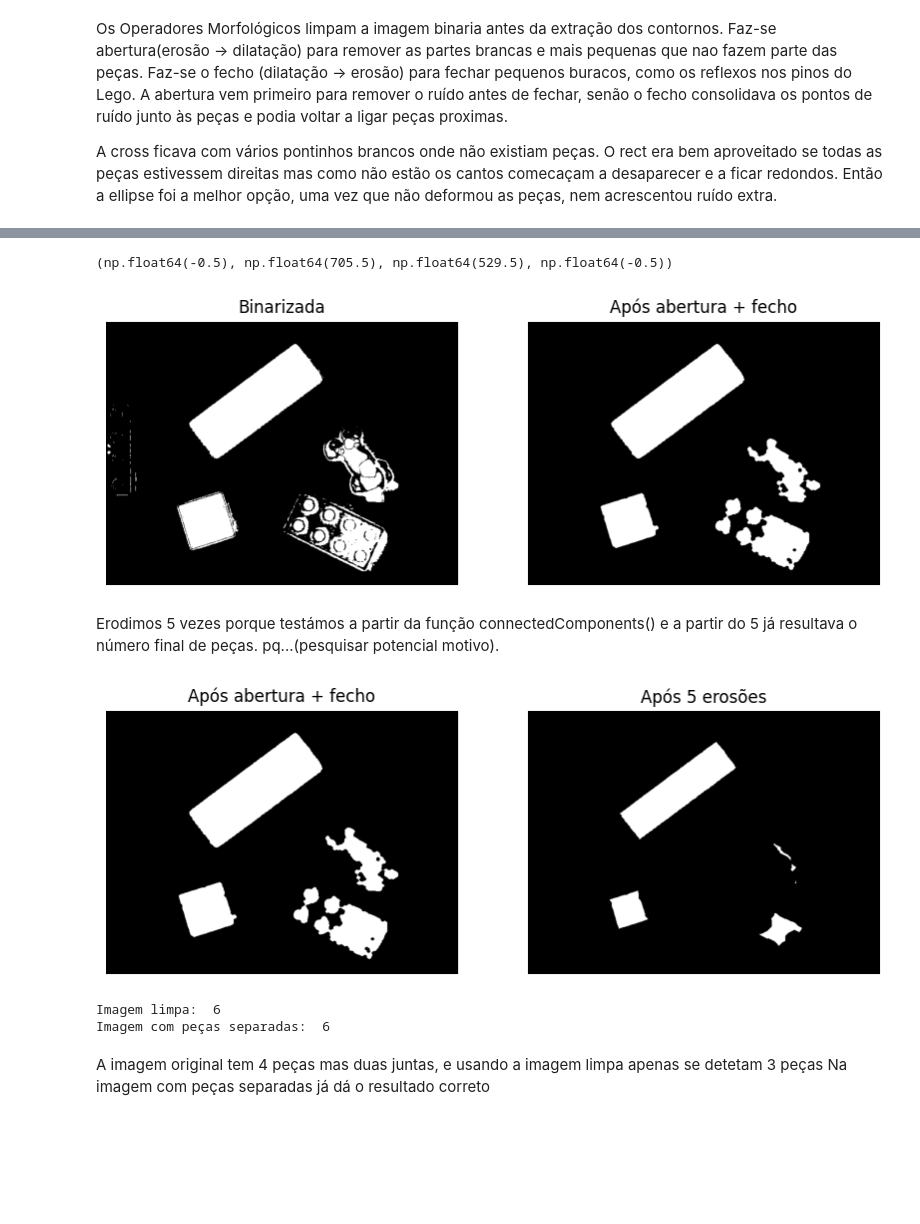
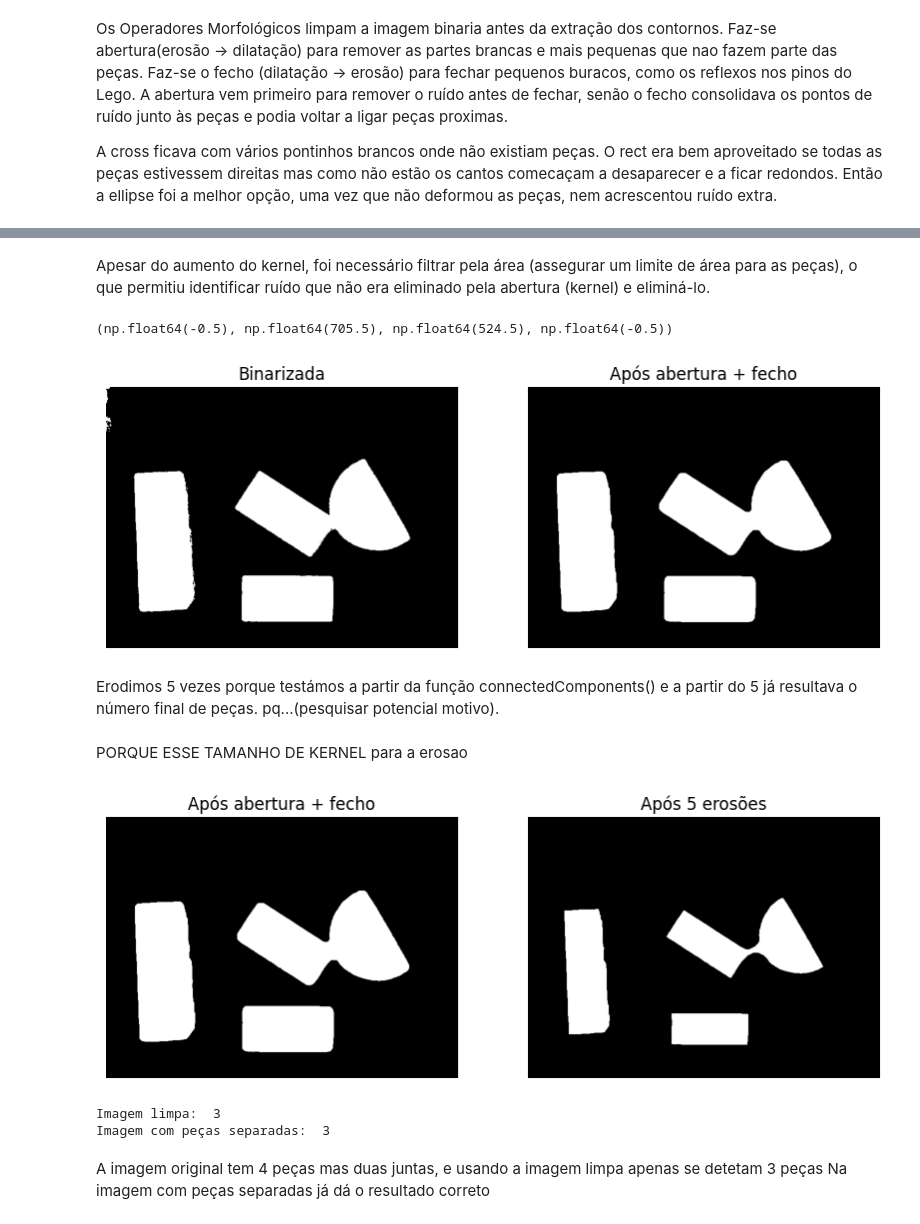
Before and after one commit to beatizisjesus-ctrl/PIV_TP1, a Jupyter notebook: PIV_TP1.ipynb, the cells around one changed output, grey strips where cells are left out. Cells and saved outputs as stored; diff of their text form; code cells hidden in the pictures; blank space fills up the shorter version.

```diff
--- a/PIV_TP1.ipynb
+++ b/PIV_TP1.ipynb
@@ -10,9 +10,9 @@ numTreino = [1, 2, 4, 9, 10, 11, 13, 22, 23, 25]
 teste = [cv2.imread(f"treino/lego{n}.jpg") for n in numTeste]
 treino = [cv2.imread(f"treino/lego0{n}.jpg" if n < 10 else f"treino/lego{n}.jpg") for n in numTreino]
 
-imagens = teste
+imagens = treino
 
-i = 3 # Imagem a treinar/testar
+i = 6 # Imagem a treinar/testar
 # %% [markdown]
 
 Em tons de cinzento, o fundo azul e algumas peças (vermelha, verde, laranja...) ficam com brilho parecido, e nenhum limiar, fixo ou Otsu, as consegue separar. O problema não é o valor do limiar, é que o brilho não distingue fundo de peças. A solução é segmentar pela cor. Ou seja, em ves de ler a imagem em tons de cinzento, esta sera lida com as cores originais e usa-se o fundo azul como referência.
@@ -145,38 +162,76 @@ A cross ficava com vários pontinhos brancos onde não existiam peças. O rect e
+# %% [markdown]
+Apesar do aumento do kernel, foi necessário filtrar pela área (assegurar um limite de área para as peças), o que permitiu identificar ruído que não era eliminado pela abertura (kernel) e eliminá-lo.
 # %%
 # Operadores Morfológicos
 
-kernel = cv2.getStructuringElement(cv2.MORPH_ELLIPSE, (7,7)) # elemento estruturante
+kernel_a = cv2.getStructuringElement(cv2.MORPH_ELLIPSE, (22,22)) # elemento estruturante gda abertura
+kernel_f= cv2.getStructuringElement(cv2.MORPH_ELLIPSE, (15, 15)) # do fecho
+
 
 # O fecho é melhor
 
 # A função limpar aplica abertura seguida de fecho a uma imagem binária
 # Problema: não separam peças muito próximas
 def limpar(bin_):
-    abertura = cv2.morphologyEx(bin_, cv2.MORPH_OPEN, kernel)    # abertura
-    fecho = cv2.morphologyEx(abertura, cv2.MORPH_CLOSE, kernel)   # fecho
-    return fecho
+
+    fecho = cv2.morphologyEx(bin_, cv2.MORPH_CLOSE, kernel_f)   # fecho
+    abertura = cv2.morphologyEx(fecho, cv2.MORPH_OPEN, kernel_a)    # abertura
+
+
+    #O connectedComponentsWithStats() analisa a imagem e atribui um número a cada grupo branco independente. O fundo preto recebe o
+    # rótulo 0, e os componentes brancos recebem rótulos 1, 2, 3 e assim sucessivamente.
+
+    # num, labels, stats, centroids = (
+    #     cv2.connectedComponentsWithStats(
+    #         abertura, connectivity=8
+    #     )
+    # )
+
+    # #Cria uma imagem do mesmo tamanho que a imagem de entrada, mas inicialmente todos os píxeis são pretos. Portanto, nenhum componente
+    # # foi ainda conservado.
+    # resultado = np.zeros_like(abertura)
+
+    # #Percorre os componentes a partir de 1, porque o componente 0 corresponde ao fundo.
+    # for j in range(1, num):
+    #     #Obtém o número de píxeis que pertencem ao componente j. Por exemplo, se uma mancha branca tiver 35 píxeis, a sua área será 35.
+    #     area = stats[j, cv2.CC_STAT_AREA]
+
+    #     #Se a área for igual ou superior a 100 píxeis, o componente é copiado para a imagem final, ficando branco.
+    #     #Se tiver menos de 100 píxeis, não é copiado. Como a imagem final começou toda preta, esse componente desaparece.
+    #     if area >= 100:
+    #         resultado[labels == j] = 255
+
+
+    return abertura
+
 
 img_limpo = [limpar(b) for b in binarizacao]
 
 fig, ax = plt.subplots(1, 2, figsize=(10, 4))
 
 ax[0].imshow(binarizacao[i], cmap="gray")
 ax[0].set_title("Binarizada")
 ax[0].axis("off")
 
 ax[1].imshow(img_limpo[i], cmap="gray")
 ax[1].set_title("Após abertura + fecho")
 ax[1].axis("off")
 # %% [output]
-(np.float64(-0.5), np.float64(705.5), np.float64(529.5), np.float64(-0.5))
+(np.float64(-0.5), np.float64(705.5), np.float64(524.5), np.float64(-0.5))
-[figure, old version]
+[figure, new version]
 # %% [markdown]
 Erodimos 5 vezes porque testámos a partir da função connectedComponents() e a partir do 5 já resultava o número final de peças. pq...(pesquisar potencial motivo).
+# %% [markdown]
+
+PORQUE ESSE TAMANHO DE KERNEL para a erosao
 # %%
 # Separar peças juntas com Erosão
 
 # A função separar aplica erosão a uma imagem limpa para separar as peças
 # o 5 foi escolhido depois de testar com vários valores (célula a seguir)
+
+kernel = cv2.getStructuringElement(cv2.MORPH_ELLIPSE, (7,7))
+
 def separar(limpa, it=5):
     return cv2.erode(limpa, kernel, iterations=it)
 
@@ -203,9 +258,9 @@ resultado_sep= [cv2.connectedComponents(ts) for ts in img_sep]
 print("Imagem limpa: ", resultado_limpo[i][0] - 1) # 0 é o fundo, daí subtraí-se 1
 print("Imagem com peças separadas: ", resultado_sep[i][0] - 1)
 # %% [output]
-[figure, old version]
+[figure, new version]
-Imagem limpa:  6
-Imagem com peças separadas:  6
+Imagem limpa:  3
+Imagem com peças separadas:  3
 # %% [markdown]
 A imagem original tem 4 peças mas duas juntas, e usando a imagem limpa apenas se detetam 3 peças
 Na imagem com peças separadas já dá o resultado correto
```
Also changed, not shown: parts of 7 cells of this notebook.
